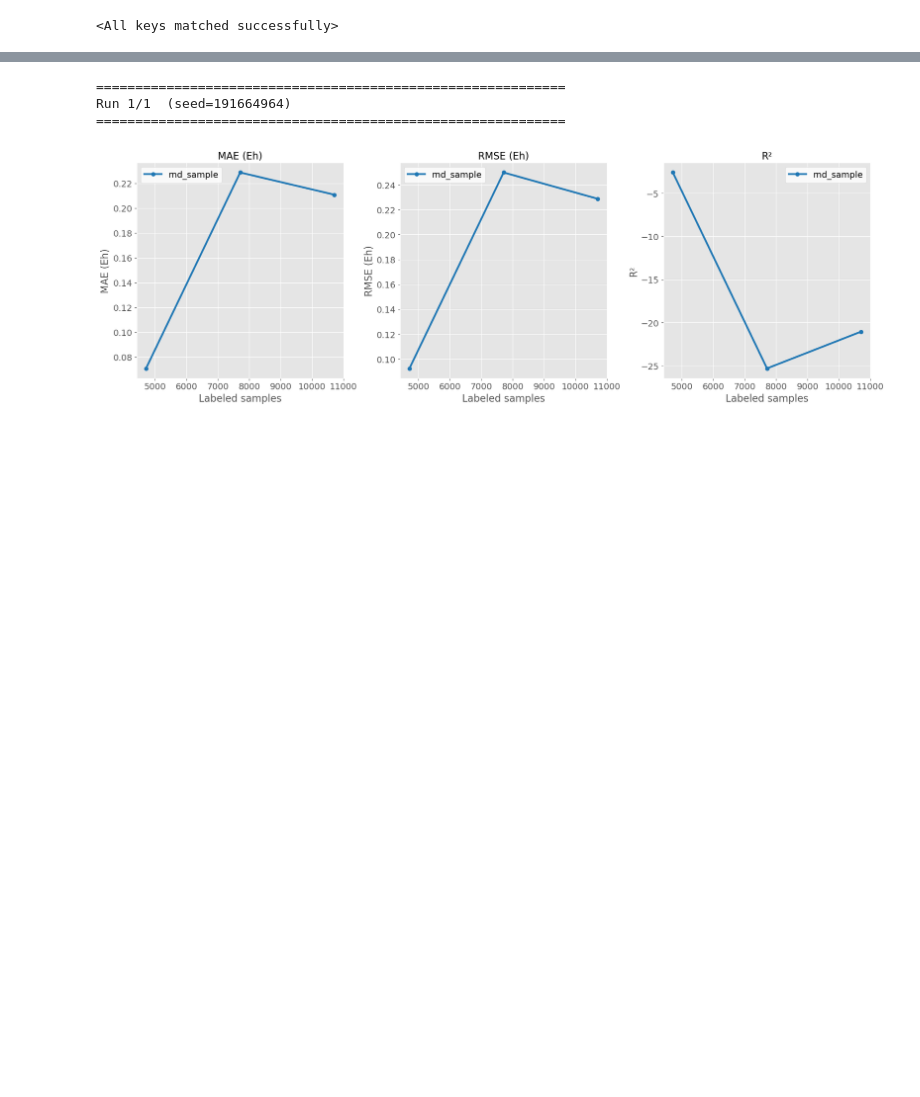
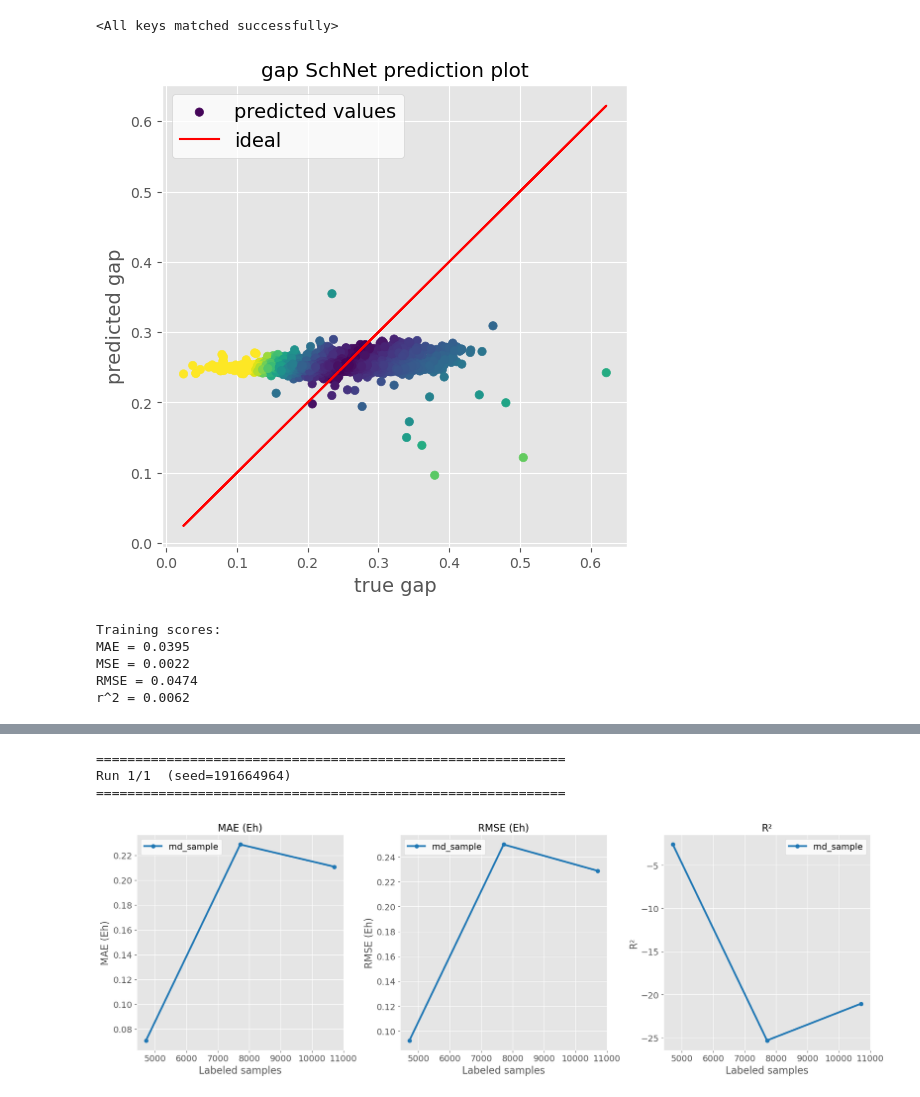
Before and after one commit to minhnghian03/property-prediction-al, a Jupyter notebook: nn/qm9_nn.ipynb, the cells around one changed output, grey strips where cells are left out. Drawn from its saved outputs; the diff is of its cells as text; code cells hidden in the pictures; blank space fills up the shorter version.

```diff
--- a/nn/qm9_nn.ipynb
+++ b/nn/qm9_nn.ipynb
@@ -962,8 +980,16 @@ from torch_geometric.nn import SchNet
 
 # Loading
 device = torch.device('cuda' if torch.cuda.is_available() else 'cpu')
-checkpoint = torch.load('models/schnet/skorch_schnet_gap_qm9_0.pt', map_location=device)
-conf = checkpoint['config']
+checkpoint = torch.load('models/schnet/schnet_gap_qm9_2.pt', map_location=device)
+conf = {
+    'hidden_channels': 64,
+    'num_filters': 256,
+    'num_interactions': 6,
+    'num_gaussians': 50,
+    'cutoff': 6.0,
+    'target_idx': 4, # 'gap'
+    'readout' : 'add',
+}
 
 # Automatically use the saved hyperparameters
 model = SchNet(
@@ -978,3 +1004,12 @@ model = SchNet(
 model.load_state_dict(checkpoint['model_state_dict'])
 # %% [output]
 <All keys matched successfully>
+# %%
+plot_prediction(train_loader, model)
+# %% [output]
+[figure, added]
+Training scores:
+MAE = 0.0395
+MSE = 0.0022
+RMSE = 0.0474
+r^2 = 0.0062
```
Also changed, not shown: parts of 4 cells of this notebook, 3 other files.
